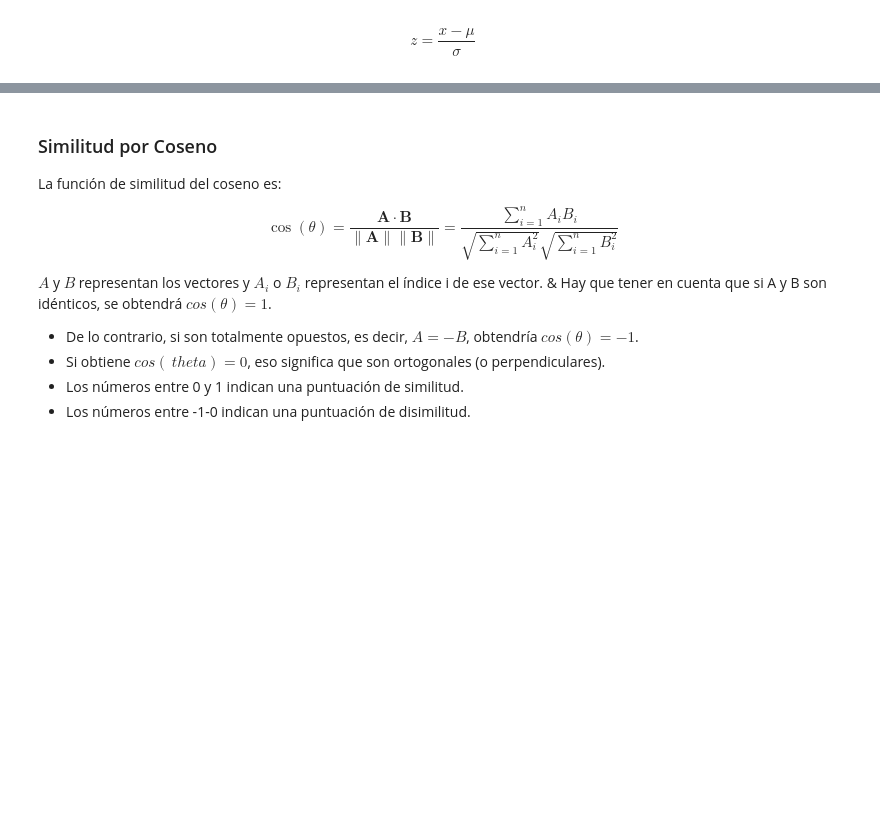
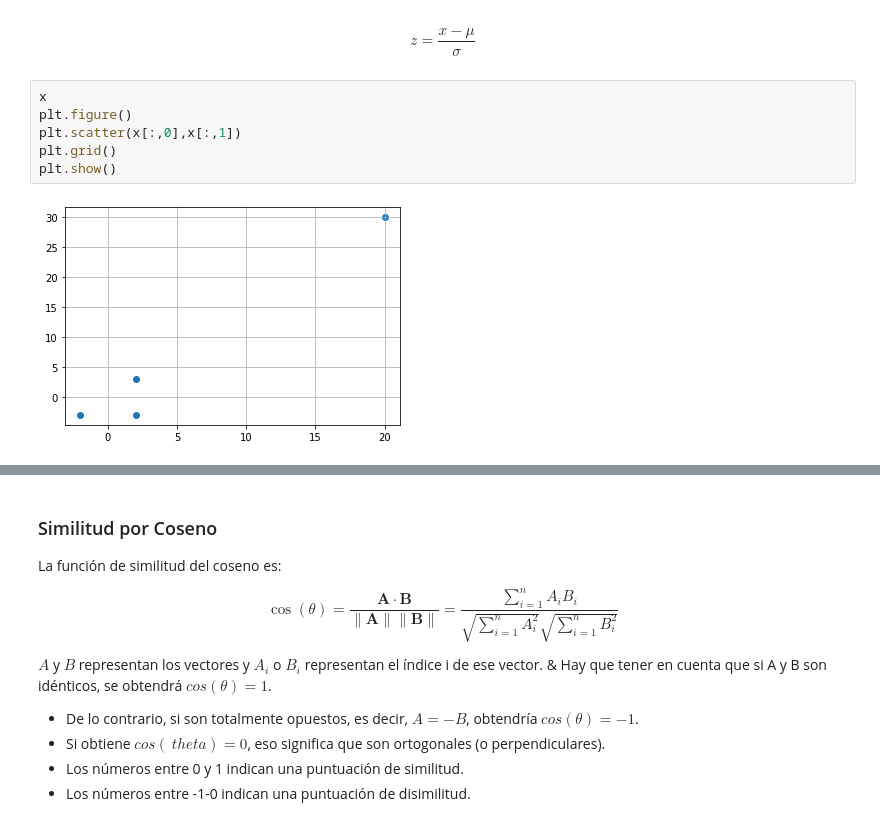
Before and after one commit to gdesirena/Aprendizaje_Automatico_Avanzado, a Jupyter notebook: Introducción/Notebooks_Clase/04.- Medidas de distancia y similitud..ipynb, the cells around one changed output, grey strips where cells are left out. Saved outputs shown, nothing was run; the diff lists cells and outputs as text; blank space fills up the shorter version.

```diff
--- a/Introducción/Notebooks_Clase/04.- Medidas de distancia y similitud..ipynb
+++ b/Introducción/Notebooks_Clase/04.- Medidas de distancia y similitud..ipynb
@@ -152,3 +600,11 @@ $$\sum_i \frac{|u_i - v_i|}{|u_i| + |v_i|}$$
 ### Estandarización de datos
 # %% [markdown]
 $$z= \frac{x-\mu}{\sigma}$$
+# %%
+x
+plt.figure()
+plt.scatter(x[:,0],x[:,1])
+plt.grid()
+plt.show()
+# %% [output]
+[figure, added]
```
Also changed, not shown: parts of 124 cells of this notebook, 1 other file.
